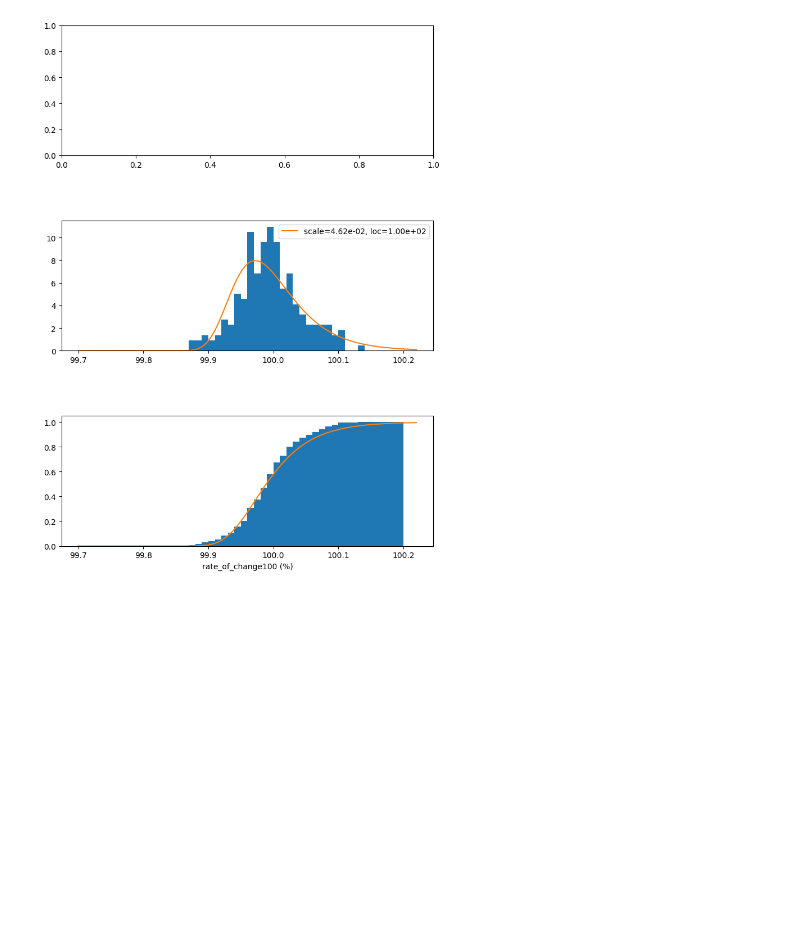
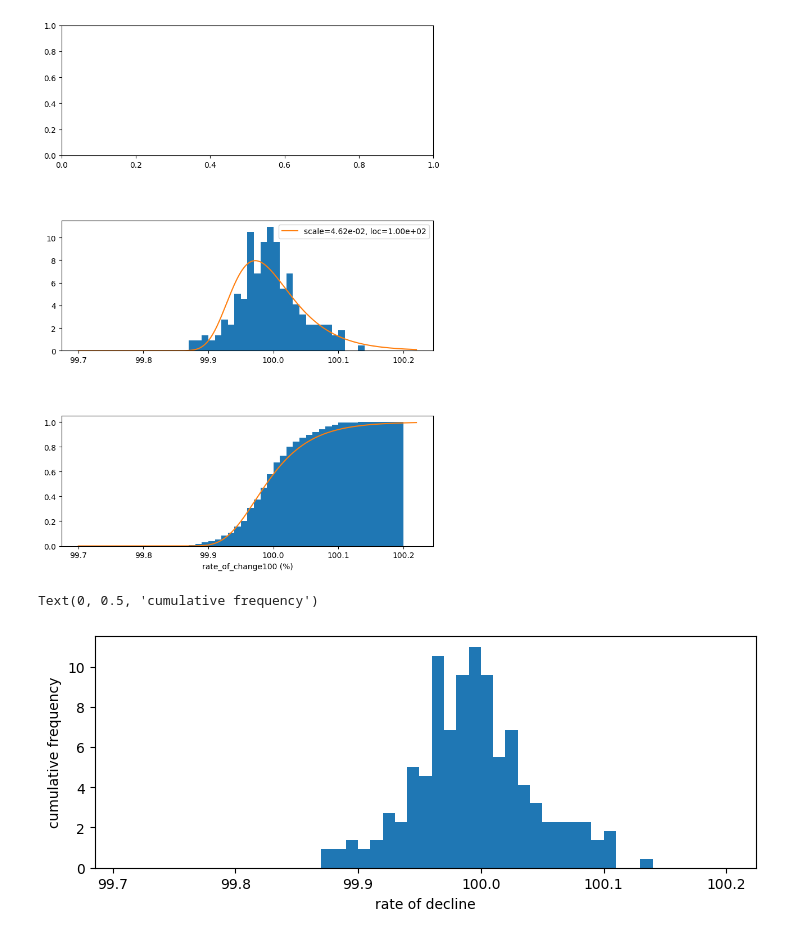
Before and after one commit to TomoharuKurosu/Tomoaharu_Kurosu_2023, a Jupyter notebook: 100年に一度まとめ２.ipynb, the cells around one changed output. Cells and saved outputs as stored; diff of their text form; code cells hidden in the pictures; blank space fills up the shorter version.

```diff
--- a/100年に一度まとめ２.ipynb
+++ b/100年に一度まとめ２.ipynb
@@ -527,3 +527,18 @@ ax03.set_xlabel('rate_of_change100 (%)')
 # %% [output]
 Text(0.5, 0, 'rate_of_change100 (%)')
 [figure]
+# %%
+# --- プロット
+# 全般の設定
+fig = plt.figure(figsize=(210/25.4, 294/25.4), dpi=100)
+out_fig_path = 'histogram.png'
+
+# プロット枠の設定
+ax02 = fig.add_axes([0.10, 0.40, 0.80, 0.20])
+ax02.hist(rate_of_change100, bins=bins, density=True)
+#ax02.set_xlim(99, 101)
+ax02.set_xlabel('rate of decline')
+ax02.set_ylabel('cumulative frequency')
+# %% [output]
+Text(0, 0.5, 'cumulative frequency')
+[figure, added]
```
Also changed, not shown: parts of 1 cell of this notebook.
